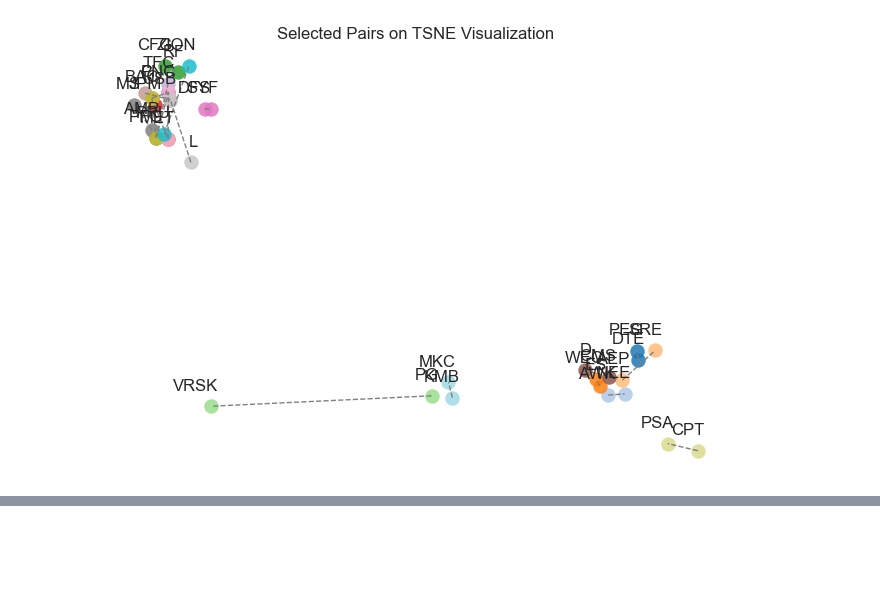
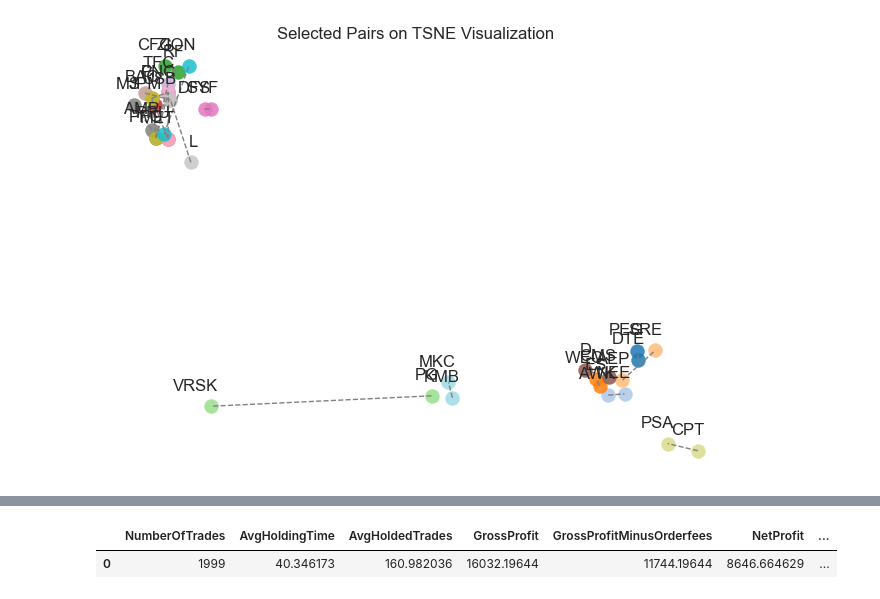
Before and after one commit to dasoaujisi/FDS-Project, a Jupyter notebook: _short_version.ipynb, the cells around one changed output, grey strips where cells are left out. Cells and saved outputs as stored; diff of their text form; code cells hidden in the pictures; blank space fills up the shorter version.

```diff
--- a/_short_version.ipynb
+++ b/_short_version.ipynb
@@ -504,0 +803,17 @@ plt.show()
+# %%
+# Finally, the total gains are determined
+total_gross_profit = sum(trade_list['GrossProfit'])
+total_gross_profit_minus_order_fees = sum(trade_list['GrossProfitMinusOrderfees'])
+total_net_profit = total_gross_profit_minus_order_fees*(1-taxes)
+total_rate_pa = trade_list['ReturnRatePA'].mean()
+total_rate = trade_list['ReturnRate'].mean()
+avg_holding_time = (trade_list['ClosingDate']-trade_list['StartDate']).mean()
+avg_hold = avg_holding_time*len(trade_list)/len(zscore)
+
+#Create DataFrame
+total_KPIs = pd.DataFrame({"NumberOfTrades": [len(trade_list)],"AvgHoldingTime":avg_holding_time,"AvgHoldedTrades":avg_hold,"GrossProfit":[total_gross_profit],"GrossProfitMinusOrderfees":[total_gross_profit_minus_order_fees],"NetProfit":[total_net_profit],"AvgReturnRate":[total_rate],"AvgReturnRatePA":[total_rate_pa]})
+
+total_KPIs
+# %% [output]
+|  | NumberOfTrades | AvgHoldingTime | AvgHoldedTrades | GrossProfit | GrossProfitMinusOrderfees | NetProfit | ... |
+| 0 | 1999 | 40.346173 | 160.982036 | 16032.19644 | 11744.19644 | 8646.664629 | ... |
```
Also changed, not shown: parts of 19 cells of this notebook, 34 other files.
